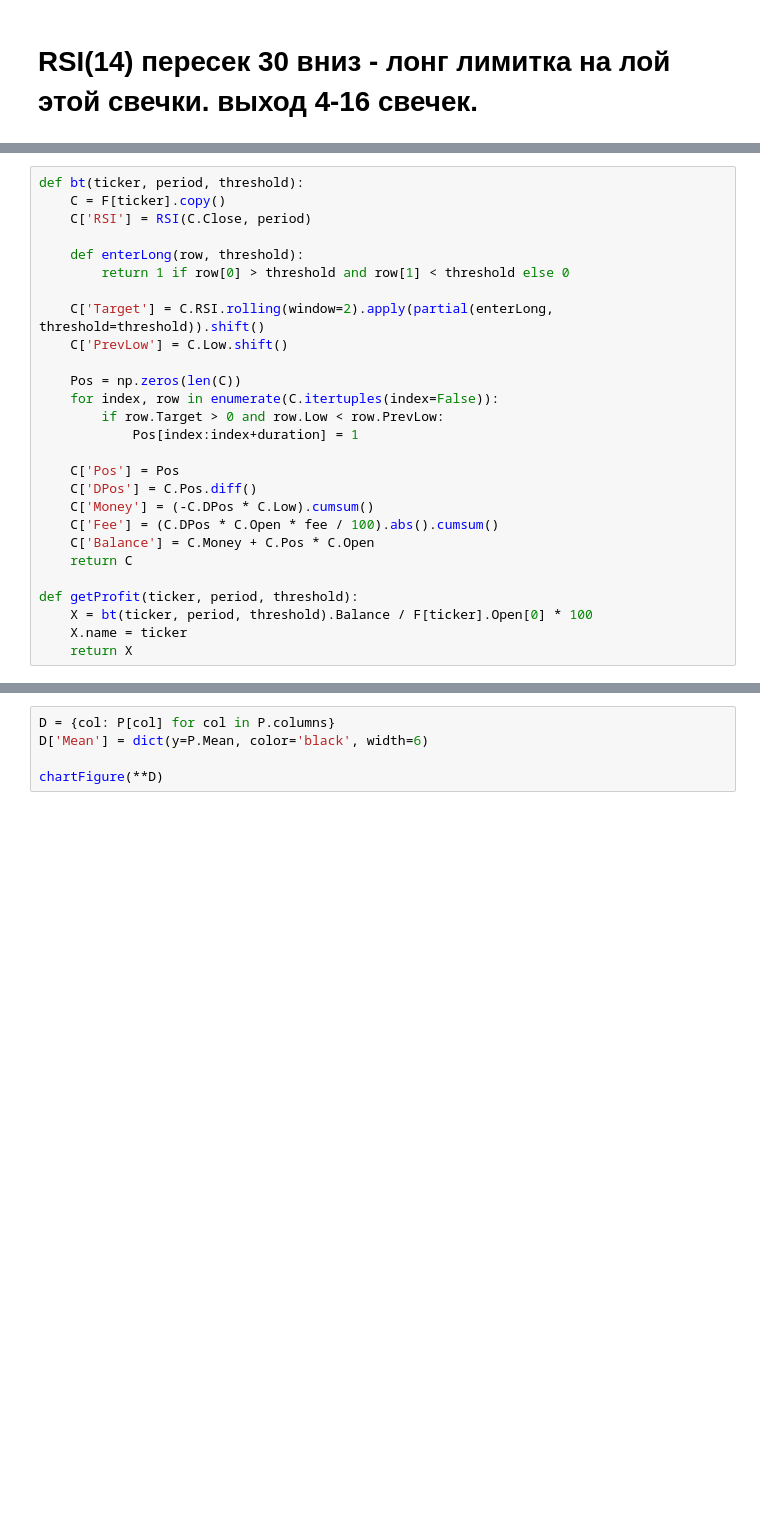
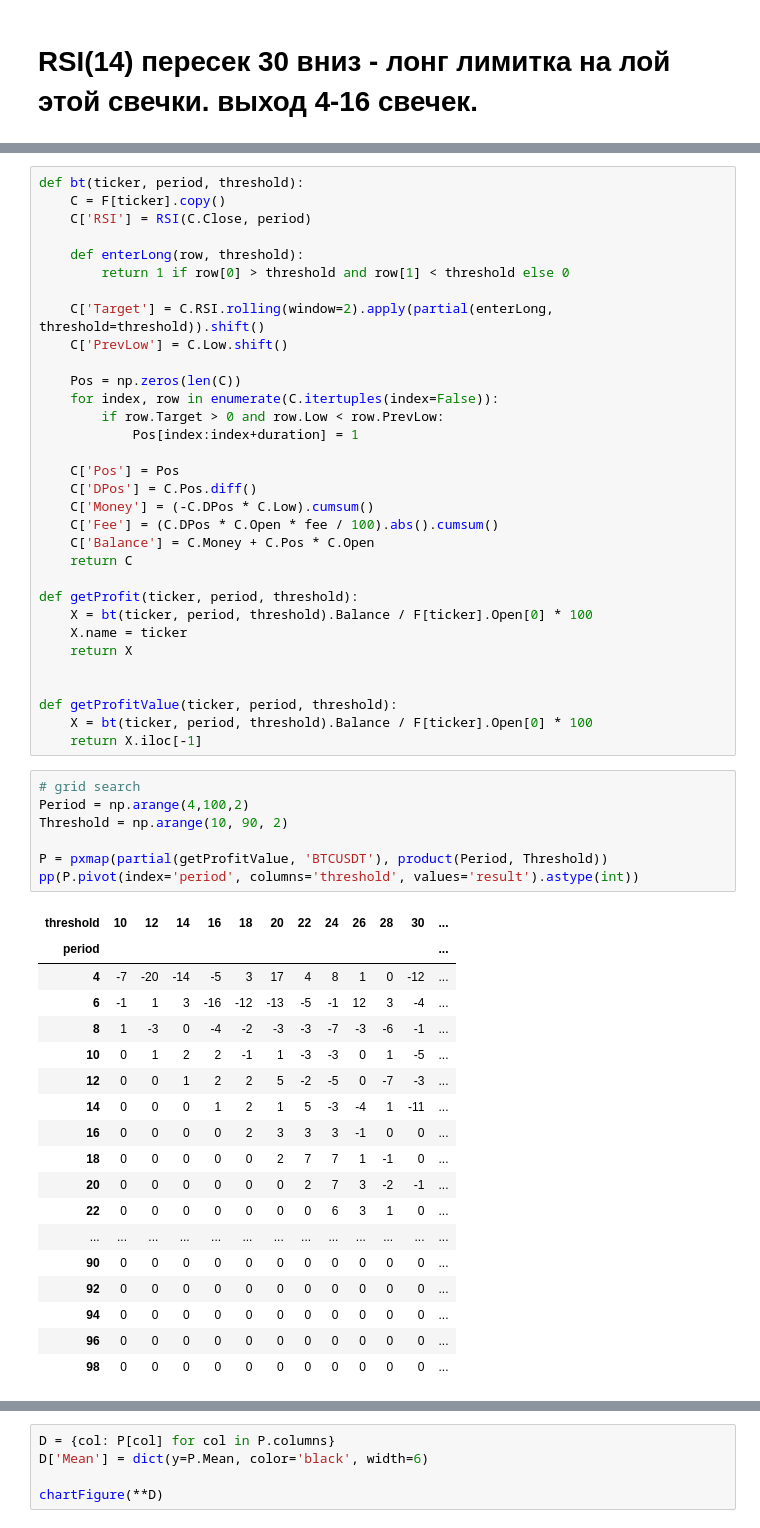
Before and after one commit to zxweed/simple, a Jupyter notebook: examples/binance.RSI.ipynb, the cells around one changed output, grey strips where cells are left out. Cells and saved outputs as stored; diff of their text form; blank space fills up the shorter version.

```diff
--- a/examples/binance.RSI.ipynb
+++ b/examples/binance.RSI.ipynb
@@ -69,4 +75,35 @@ def getProfit(ticker, period, threshold):
     X = bt(ticker, period, threshold).Balance / F[ticker].Open[0] * 100
     X.name = ticker
     return X
+
+
+def getProfitValue(ticker, period, threshold):
+    X = bt(ticker, period, threshold).Balance / F[ticker].Open[0] * 100
+    return X.iloc[-1]
+# %%
+# grid search
+Period = np.arange(4,100,2)
+Threshold = np.arange(10, 90, 2)
+
+P = pxmap(partial(getProfitValue, 'BTCUSDT'), product(Period, Threshold))
+pp(P.pivot(index='period', columns='threshold', values='result').astype(int))
+# %% [output]
+| threshold | 10 | 12 | 14 | 16 | 18 | 20 | 22 | 24 | 26 | 28 | 30 | ... |
+| period |  |  |  |  |  |  |  |  |  |  |  | ... |
+| 4 | -7 | -20 | -14 | -5 | 3 | 17 | 4 | 8 | 1 | 0 | -12 | ... |
+| 6 | -1 | 1 | 3 | -16 | -12 | -13 | -5 | -1 | 12 | 3 | -4 | ... |
+| 8 | 1 | -3 | 0 | -4 | -2 | -3 | -3 | -7 | -3 | -6 | -1 | ... |
+| 10 | 0 | 1 | 2 | 2 | -1 | 1 | -3 | -3 | 0 | 1 | -5 | ... |
+| 12 | 0 | 0 | 1 | 2 | 2 | 5 | -2 | -5 | 0 | -7 | -3 | ... |
+| 14 | 0 | 0 | 0 | 1 | 2 | 1 | 5 | -3 | -4 | 1 | -11 | ... |
+| 16 | 0 | 0 | 0 | 0 | 2 | 3 | 3 | 3 | -1 | 0 | 0 | ... |
+| 18 | 0 | 0 | 0 | 0 | 0 | 2 | 7 | 7 | 1 | -1 | 0 | ... |
+| 20 | 0 | 0 | 0 | 0 | 0 | 0 | 2 | 7 | 3 | -2 | -1 | ... |
+| 22 | 0 | 0 | 0 | 0 | 0 | 0 | 0 | 6 | 3 | 1 | 0 | ... |
+| ... | ... | ... | ... | ... | ... | ... | ... | ... | ... | ... | ... | ... |
+| 90 | 0 | 0 | 0 | 0 | 0 | 0 | 0 | 0 | 0 | 0 | 0 | ... |
+| 92 | 0 | 0 | 0 | 0 | 0 | 0 | 0 | 0 | 0 | 0 | 0 | ... |
+| 94 | 0 | 0 | 0 | 0 | 0 | 0 | 0 | 0 | 0 | 0 | 0 | ... |
+| 96 | 0 | 0 | 0 | 0 | 0 | 0 | 0 | 0 | 0 | 0 | 0 | ... |
+| 98 | 0 | 0 | 0 | 0 | 0 | 0 | 0 | 0 | 0 | 0 | 0 | ... |
 # %%
```
Also changed, not shown: parts of 7 cells of this notebook, 3 other files.
